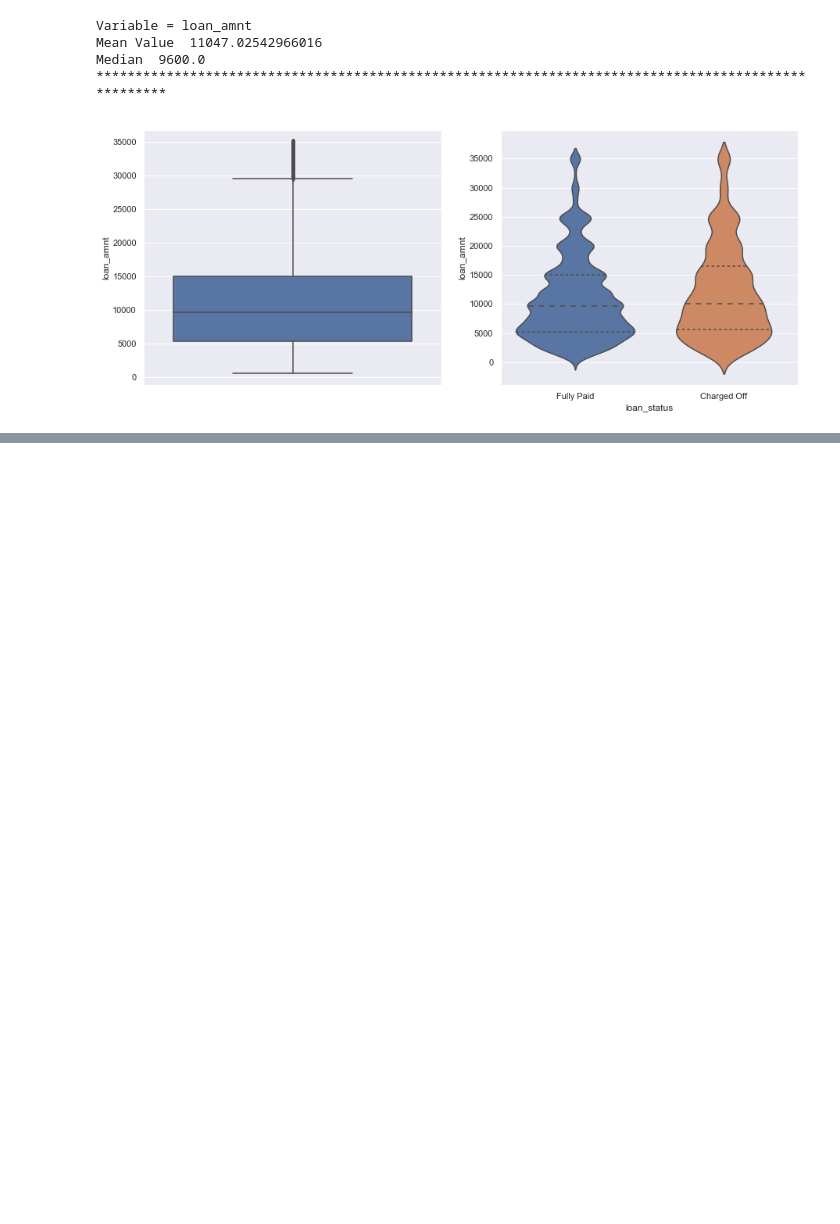
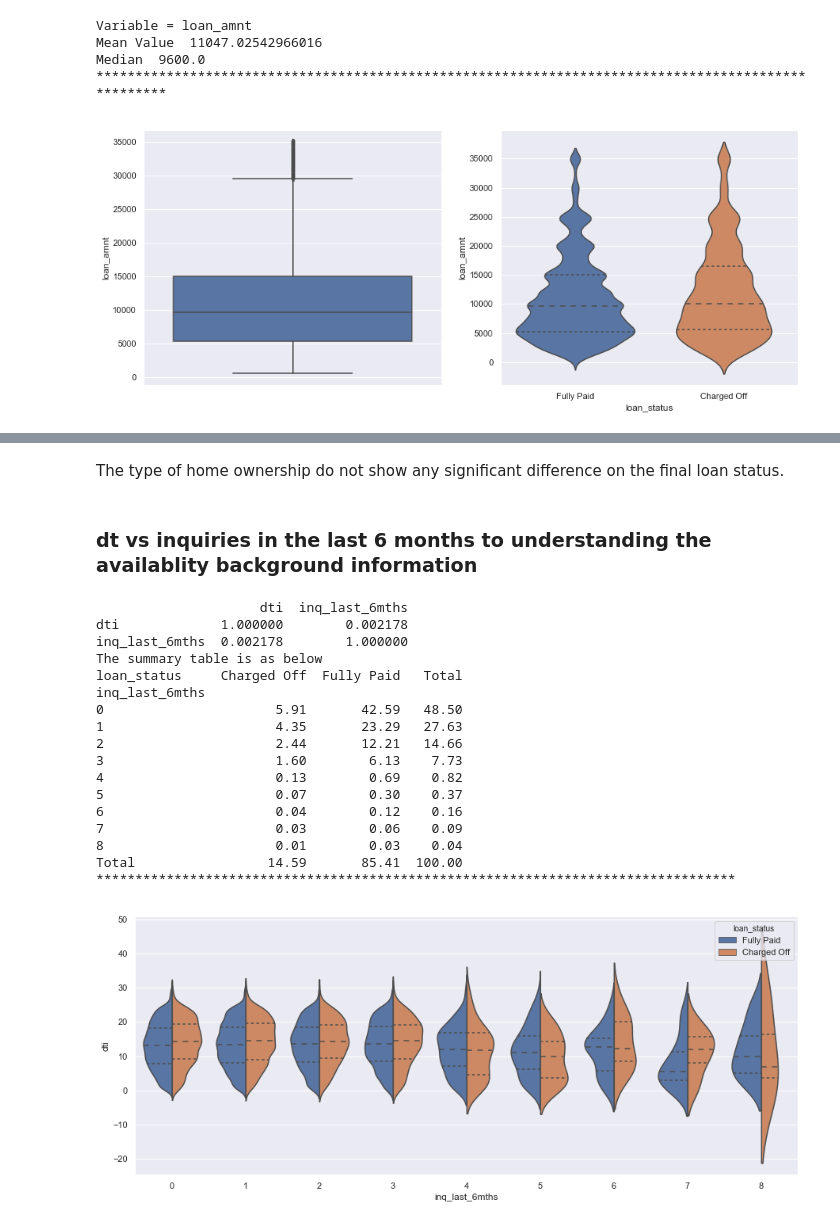
Before and after one commit to saneshashank/course2-GP1, a Jupyter notebook: Kamal_CodeUpdates/Assignment_2.ipynb, the cells around one changed output, grey strips where cells are left out. Saved outputs shown, nothing was run; the diff lists cells and outputs as text; code cells hidden in the pictures; blank space fills up the shorter version.

```diff
--- a/Kamal_CodeUpdates/Assignment_2.ipynb
+++ b/Kamal_CodeUpdates/Assignment_2.ipynb
@@ -499,0 +548,29 @@ df_loan[['installment' , 'loan_status']].to_csv(r'C:\Kamal\Machine Learing and A
+# %% [markdown]
+The type of home ownership do not show any significant difference on the final loan status.
+# %% [markdown]
+### dt vs inquiries in the last 6 months to understanding the availablity background information
+# %%
+# Understanding the relation between dti and enquiries in last 6 months
+
+print(df_loan[['dti' , 'inq_last_6mths']].corr())
+
+bi_analysis_cat(df_loan[['dti' , 'inq_last_6mths' , 'loan_status']])
+# %% [output]
+                     dti  inq_last_6mths
+dti             1.000000        0.002178
+inq_last_6mths  0.002178        1.000000
+The summary table is as below
+loan_status     Charged Off  Fully Paid   Total
+inq_last_6mths
+0                      5.91       42.59   48.50
+1                      4.35       23.29   27.63
+2                      2.44       12.21   14.66
+3                      1.60        6.13    7.73
+4                      0.13        0.69    0.82
+5                      0.07        0.30    0.37
+6                      0.04        0.12    0.16
+7                      0.03        0.06    0.09
+8                      0.01        0.03    0.04
+Total                 14.59       85.41  100.00
+**********************************************************************************
+[figure, added]
```
Also changed, not shown: parts of 21 cells of this notebook.
